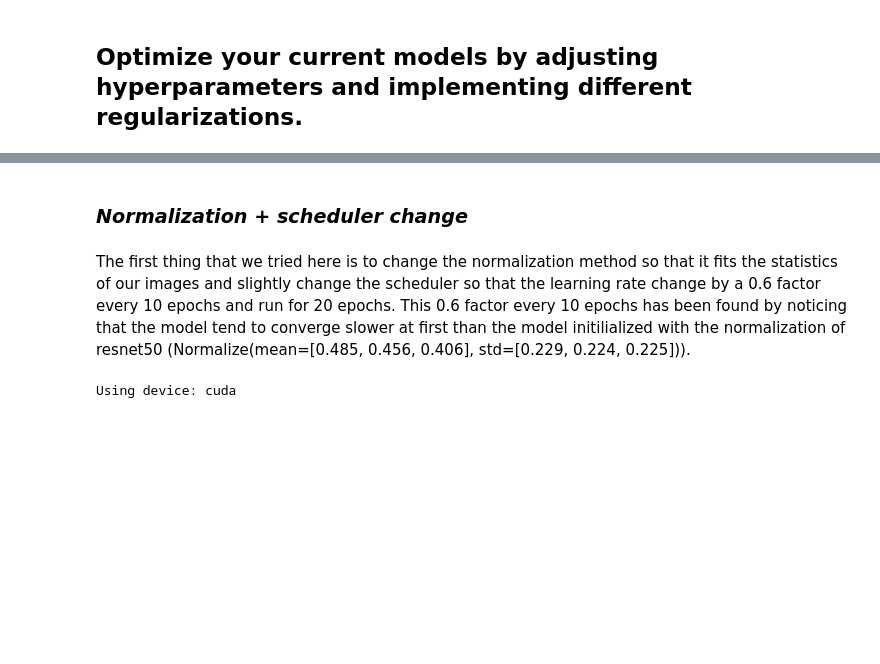
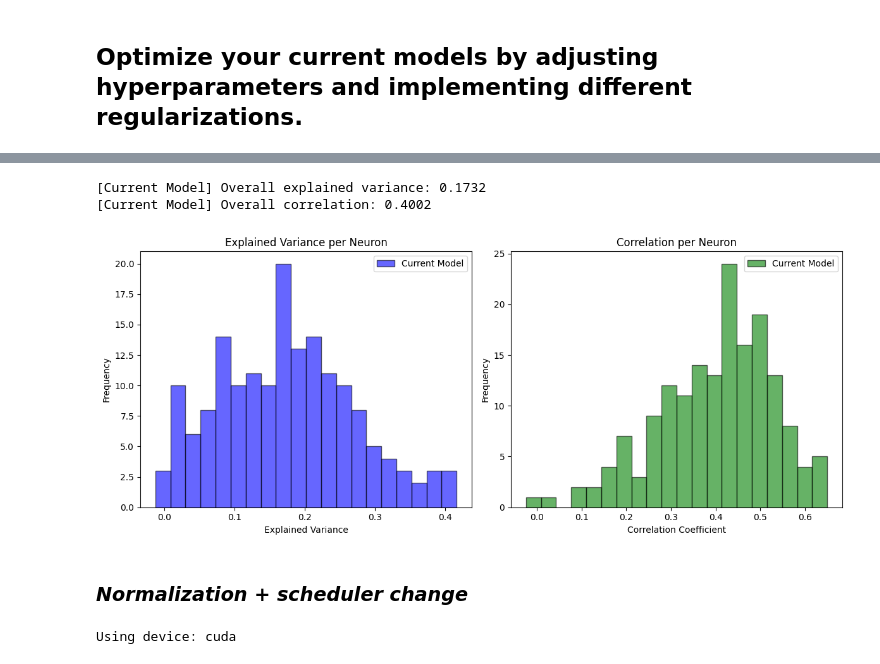
Before and after one commit to MetthewB/NX-414-Team-16, a Jupyter notebook: week8.ipynb, the cells around one changed output, grey strips where cells are left out. Cells and saved outputs as stored; diff of their text form; code cells hidden in the pictures; blank space fills up the shorter version.

```diff
--- a/week8.ipynb
+++ b/week8.ipynb
@@ -126,0 +213,7 @@ Best of luck!
+# %%
+# Define the loss function
+loss_function = nn.MSELoss()
+
+# Define the optimizer
+learning_rate = 0.001
+optimizer = optim.Adam(shallow_cnn.parameters(), lr=learning_rate)
@@ -127,4 +239,9 @@ Best of luck!
+# %%
+# Evaluate model on the validation set
+evaluate_model(shallow_cnn, val_dataloader_original, spikes_val, device="cpu")
+# %% [output]
+[Current Model] Overall explained variance: 0.1732
+[Current Model] Overall correlation: 0.4002
+[figure, added]
 # %% [markdown]
 ### _Normalization + scheduler change_
-# %% [markdown]
-The first thing that we tried here is to change the normalization method so that it fits the statistics of our images and slightly change the scheduler so that the learning rate change by a 0.6 factor every 10 epochs and run for 20 epochs. This 0.6 factor every 10 epochs has been found by noticing that the model tend to converge slower at first than the model initilialized with the normalization of resnet50 (Normalize(mean=[0.485, 0.456, 0.406], std=[0.229, 0.224, 0.225])).
```
Also changed, not shown: parts of 69 cells of this notebook, 3 other files.
